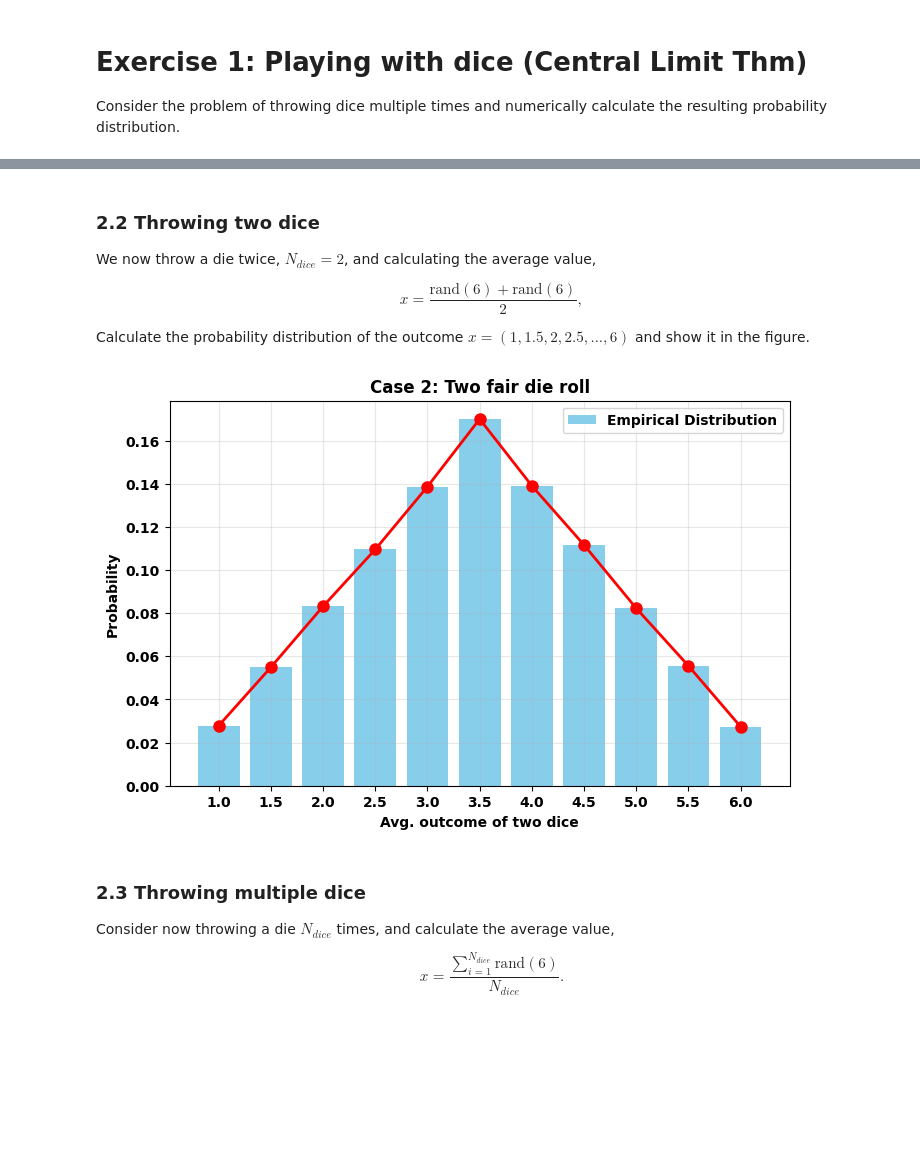
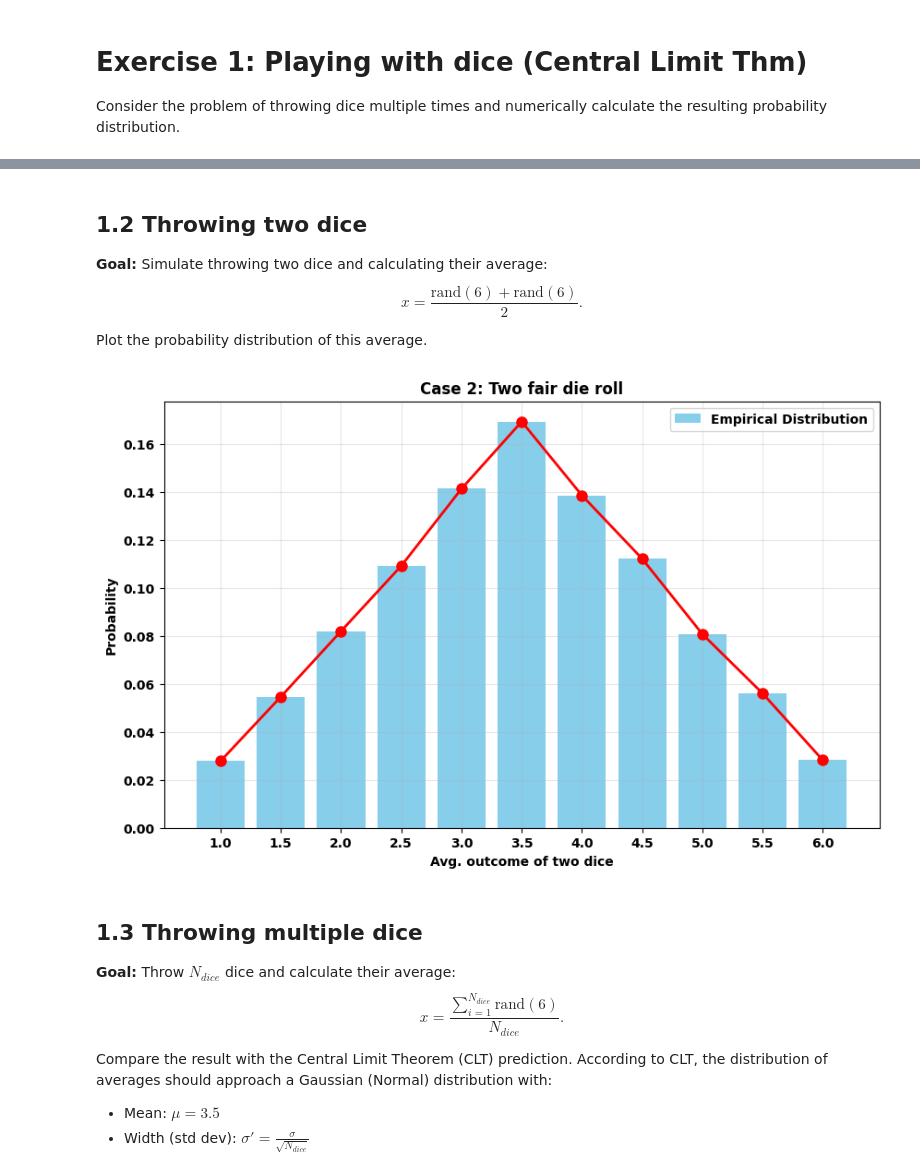
Before and after one commit to jmarquezol/QuantumMaster, a Jupyter notebook: QMC/QMCExercise1.ipynb, the cells around one changed output, grey strips where cells are left out. Drawn from its saved outputs; the diff is of its cells as text; code cells hidden in the pictures; blank space fills up the shorter version.

```diff
--- a/QMC/QMCExercise1.ipynb
+++ b/QMC/QMCExercise1.ipynb
@@ -24,15 +29,45 @@ $$
 \langle x^2 \rangle = \frac{1}{6} \sum_{i=1}^{6} x_i^2.
 $$
 # %%
+# --- THEORETICAL CALCULATIONS ---
 xi = np.arange(1,7) # possible outcomes of a dice roll: 1, 2, 3, 4, 5, 6
 xi_2 = xi**2
 
 # Mean
 mu = np.sum(xi) / len(xi)
-
 # Variance
 sig_2 = np.sum(xi_2) / len(xi_2) - mu**2
 
-print(f"Mean value (mu) is {mu}")
-print(f"Variance (sigma^2) is {sig_2}")
+print(f"Theoretical Mean value (mu) is {mu}")
+print(f"Theoretical Variance (sigma^2) is {sig_2}")
+
+# --- PARAMETERS ---
+N_iter = 100000 # number of throws
+sides = 6 # number of sides on the die
+
+
+# --- SIMULATION 1: One fair die roll ---
+# Empirical PDF
+rolls = np.random.randint(1, sides + 1, size=N_iter)
+mu_sim = np.mean(rolls)
+sig2_sim = np.var(rolls)
+print(f"Simulated Mean value (mu) is {mu_sim}")
+print(f"Simulated Variance (sigma^2) is {sig2_sim}")
+
+values, counts = np.unique(rolls, return_counts=True)
+p1 = counts / N_iter # probability distribution
+
+# Theoretical PDF (uniform distribution)
+p1_theory = np.ones(len(xi)) / len(xi)
+
+# Plotting
+plt.bar(values, p1, width=0.6, color='skyblue', label='Empirical Distribution')
+plt.plot(xi, p1_theory, 'ro-', lw=2, label='Theoretical Distribution (uniform)')
+
+plt.xlabel('Dice Outcome')
+plt.ylabel('Probability')
+plt.title(f'Case 1: One fair die roll (N={N_iter})')
+plt.legend()
+plt.grid(True, alpha=0.3)
+plt.show()
 # %% [output]
@@ -75,41 +79,38 @@ plt.show()
 # %% [markdown]
-### 2.2 Throwing two dice
+## 1.2 Throwing two dice
 
-We now throw a die twice, $N_{dice} = 2$, and calculating the average value,
+**Goal:** Simulate throwing two dice and calculating their average:
+$$x = \frac{\text{rand}(6) + \text{rand}(6)}{2}.$$
 
-$$
-x = \frac{\text{rand}(6) + \text{rand}(6)}{2},
-$$
-
-
-Calculate the probability distribution of the outcome $x = (1, 1.5, 2, 2.5, ..., 6)$ and show it in the figure.
+Plot the probability distribution of this average.
 # %%
 xi_avg = np.arange(1, 6.5, 0.5)
 xi_avg_2 = xi_avg**2
 
-rolls2 = np.random.randint(1, 7, size=(N, 2)) # two sets of rolls for the two dice. Resulting matrix has N rows (experiments) and 2 columns (dice)
-avgs = np.mean(rolls2, axis=1) # average of the two dice for each experiment
+# --- SIMULATION 2: Two fair die rolls and average ---
+rolls2 = np.random.randint(1, sides + 1, size=(N_iter, 2)) # two sets of rolls for the two dice. Resulting matrix has N rows (experiments) and 2 columns (dice)
+avgs = np.mean(rolls2, axis=1) # average of the two dice for each experiment (axis=1 means row-wise operation)
 values_avg, counts_avg = np.unique(avgs, return_counts=True) # we can use unique since the averages are still discrete
-p2 = counts_avg / N
+p2 = counts_avg / N_iter
 
 # Plotting
-plt.figure(figsize=(8, 5))
 plt.bar(values_avg, p2, width=0.4, color='skyblue', label='Empirical Distribution')
 plt.plot(xi_avg, p2, 'ro-', lw=2, markersize=8)
 plt.xlabel('Avg. outcome of two dice')
 plt.ylabel('Probability')
 plt.title('Case 2: Two fair die roll')
 plt.xticks(xi_avg)
 plt.legend()
 plt.grid(True, alpha=0.3)
 # %% [output]
-[figure, old version]
+[figure, new version]
 # %% [markdown]
-### 2.3 Throwing multiple dice
+## 1.3 Throwing multiple dice
 
-Consider now throwing a die $N_{dice}$ times, and calculate the average value,
+**Goal:** Throw $N_{dice}$ dice and calculate their average:
+$$x = \frac{\sum^{N_{dice}}_{i=1} \text{rand}(6)}{N_{dice}}.$$
 
-$$
-x = \frac{\sum^{N_{dice}}_{i=1} \text{rand}(6)}{N_{dice}}.
-$$
+Compare the result with the Central Limit Theorem (CLT) prediction. According to CLT, the distribution of averages should approach a Gaussian (Normal) distribution with:
+* Mean: $\mu = 3.5$
+* Width (std dev): $\sigma' = \frac{\sigma}{\sqrt{N_{dice}}}$
 # %%
```
Also changed, not shown: parts of 9 cells of this notebook, 34 other files.
